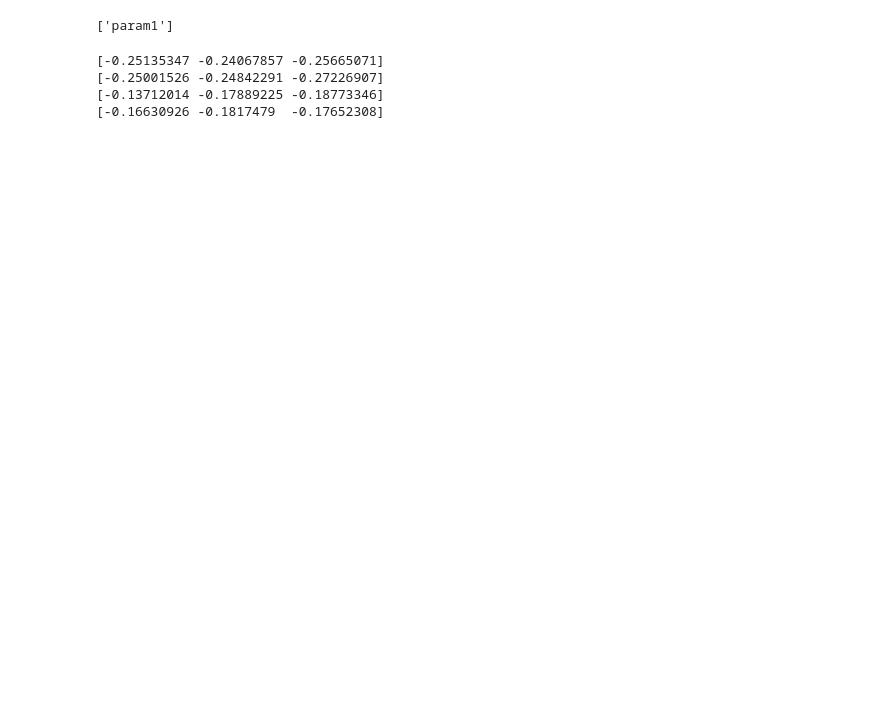
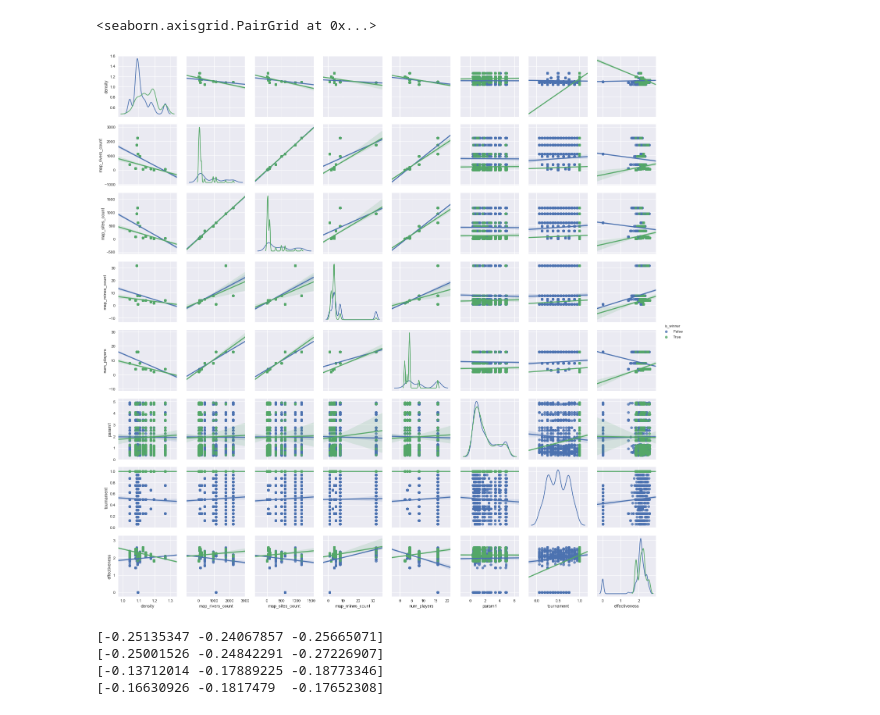
Before and after one commit to kontur-contests/icfpc2017-kontur-ru, a Jupyter notebook: python/Tunning.ipynb, the cells around one changed output. Drawn from its saved outputs; the diff is of its cells as text; code cells hidden in the pictures; blank space fills up the shorter version.

```diff
--- a/python/Tunning.ipynb
+++ b/python/Tunning.ipynb
@@ -17,8 +18,16 @@ data = pd.read_csv(csv_file)
 data['tournament'] = data.tournament_scores/data.num_players
 data['effectiveness'] = np.log(data.scores+1)/np.log(data.map_rivers_count/data.num_players)
 data['density'] = np.log(data.map_rivers_count)/np.log(data.map_sites_count)
+data = data.loc[data.server_name=='Futurer']
+data['is_winner'] = data.ranking==0
 params = [column for column in data.columns if column.startswith('param')]
 major = ['density','map_rivers_count','map_sites_count','map_mines_count','num_players']
-# %% [output]
-['param1']
+# %%
+sns.pairplot(data, vars = major + params + ['tournament','effectiveness'],  hue = 'is_winner',
+             kind='reg',
+            diag_kind='kde',
+            plot_kws={ 'scatter_kws' : {'alpha' : 0.8}})
+# %% [output]
+<seaborn.axisgrid.PairGrid at 0x...>
+[figure, added]
 # %%
```
Also changed, not shown: parts of 2 cells of this notebook, 5 other files.
